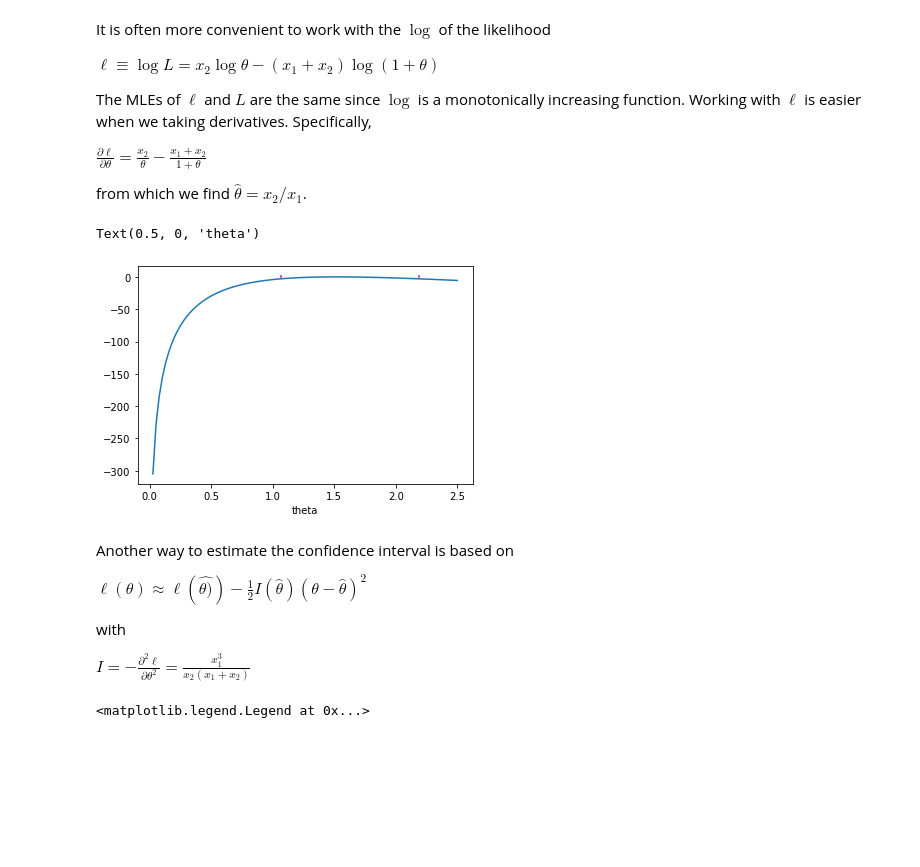
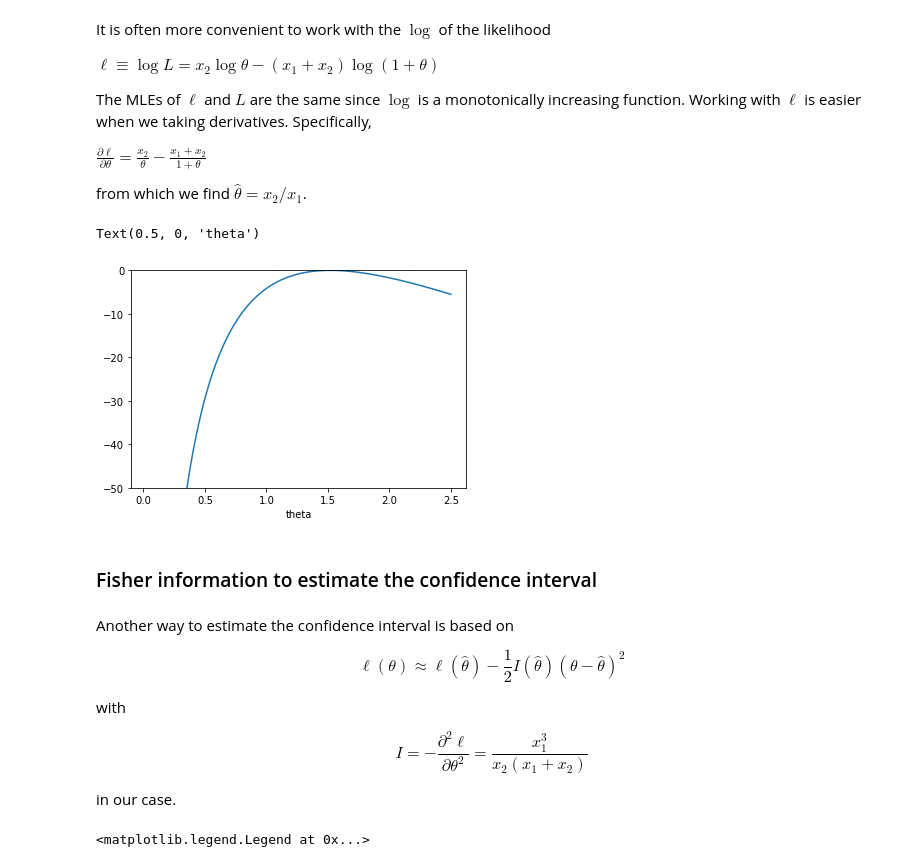
Before and after one commit to pletzer/hurricanes, a Jupyter notebook: atlantic.ipynb, the cells around one changed output. Saved outputs shown, nothing was run; the diff lists cells and outputs as text; code cells hidden in the pictures; blank space fills up the shorter version.

```diff
--- a/atlantic.ipynb
+++ b/atlantic.ipynb
@@ -130,24 +134,29 @@ from which we find $\hat{\theta} = x_2/x_1$.
 # %%
 def ellfunc(theta):
     # log likelihood
     return x2 * np.log(theta) - (x1 + x2) * np.log(1 + theta)
 
 fig, ax = plt.subplots()
-ax.plot(thetas, ellfunc(thetas) - np.log(maxLs))
+ax.plot(thetas, ellfunc(thetas) - np.log(maxLs)) # y = 0 for the log-L at the MLE
 ax.plot([lo, lo], [0, 1.], 'm')
 ax.plot([hi, hi], [0, 1.], 'm')
+ax.set_ybound(-50, 0)
 ax.set_xlabel('theta')
 # %% [output]
 Text(0.5, 0, 'theta')
-[figure, old version]
+[figure, new version]
+# %% [markdown]
+### Fisher information to estimate the confidence interval
 # %% [markdown]
 Another way to estimate the confidence interval is based on
 
-$\ell(\theta) \approx \ell(\hat{\theta)}) - \frac{1}{2} I(\hat{\theta}) (\theta - \hat{\theta})^2$
+$$\ell(\theta) \approx \ell(\hat{\theta}) - \frac{1}{2} I(\hat{\theta}) (\theta - \hat{\theta})^2$$
 
 with
 
-$I = -\frac{\partial^2 \ell}{\partial \theta^2} =  \frac{x_1^3}{x_2 (x_1 + x_2)}$
+$$I = -\frac{\partial^2 \ell}{\partial \theta^2} =  \frac{x_1^3}{x_2 (x_1 + x_2)}$$
+
+in our case.
 # %%
 thetas = np.linspace(1.065, 2.188, 100)
 fig, ax = plt.subplots()
```
Also changed, not shown: parts of 7 cells of this notebook.
